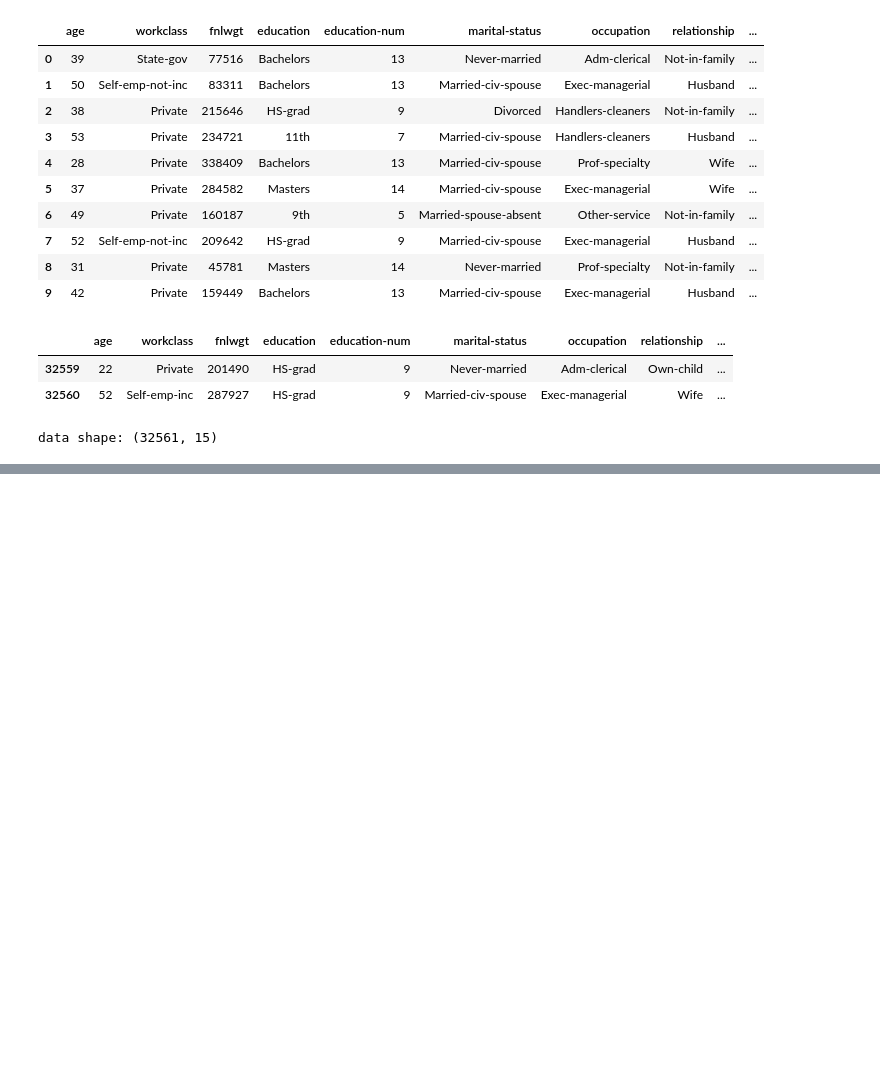
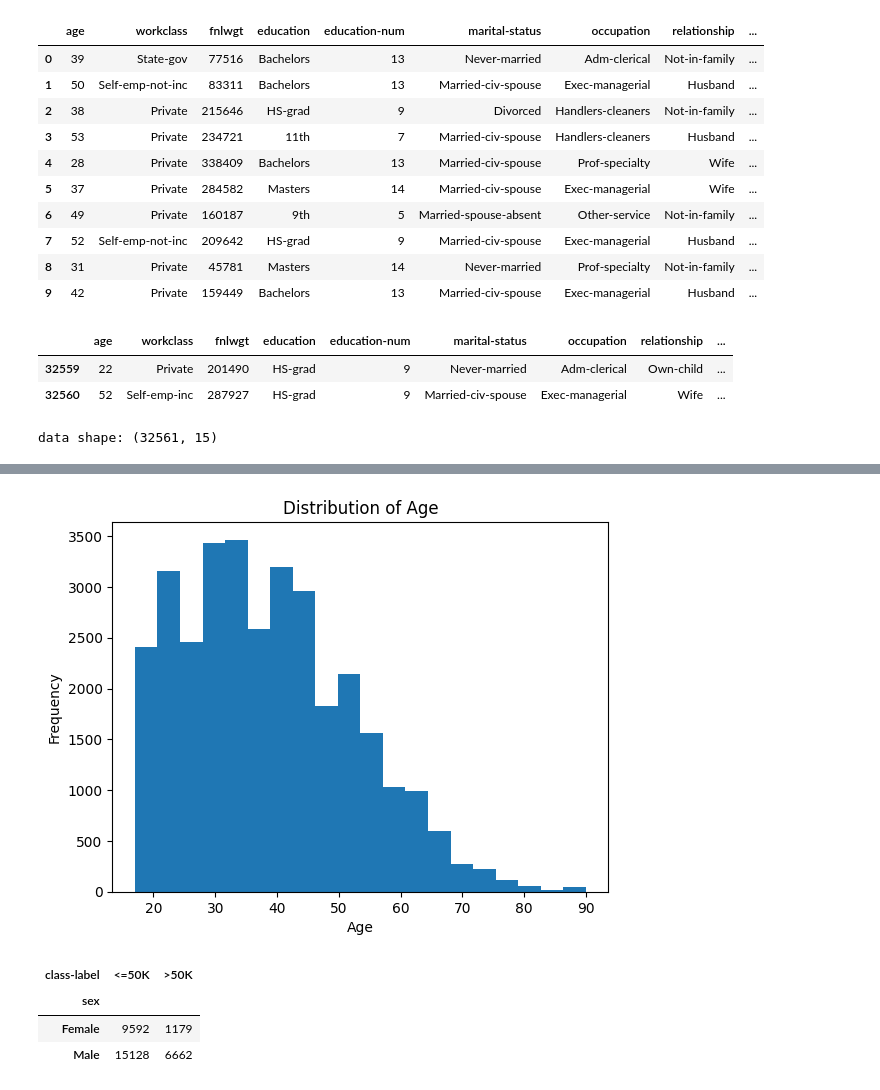
Before and after one commit to sbogde/pandamonium, a Jupyter notebook: dmi_01_adult_income_01.ipynb, the cells around one changed output, grey strips where cells are left out. Drawn from its saved outputs; the diff is of its cells as text; code cells hidden in the pictures; blank space fills up the shorter version.

```diff
--- a/dmi_01_adult_income_01.ipynb
+++ b/dmi_01_adult_income_01.ipynb
@@ -73,0 +205,20 @@ data shape: (32561, 15)
+# %%
+# Visualize the distribution of a numerical feature (example with 'age')
+plt.hist(data['age'], bins=20)
+plt.xlabel('Age')
+plt.ylabel('Frequency')
+plt.title('Distribution of Age')
+plt.show()
+# %% [output]
+[figure, added]
+# %%
+# Example of analyzing relationship between two features
+pd.crosstab(data['sex'], data['class-label'])
+
+#More examples of exploring relationships
+# ... and so on ...  You can explore other features and their relationships.
+# %% [output]
+| class-label | <=50K | >50K |
+| sex |  |  |
+| Female | 9592 | 1179 |
+| Male | 15128 | 6662 |
```
Also changed, not shown: parts of 8 cells of this notebook.
